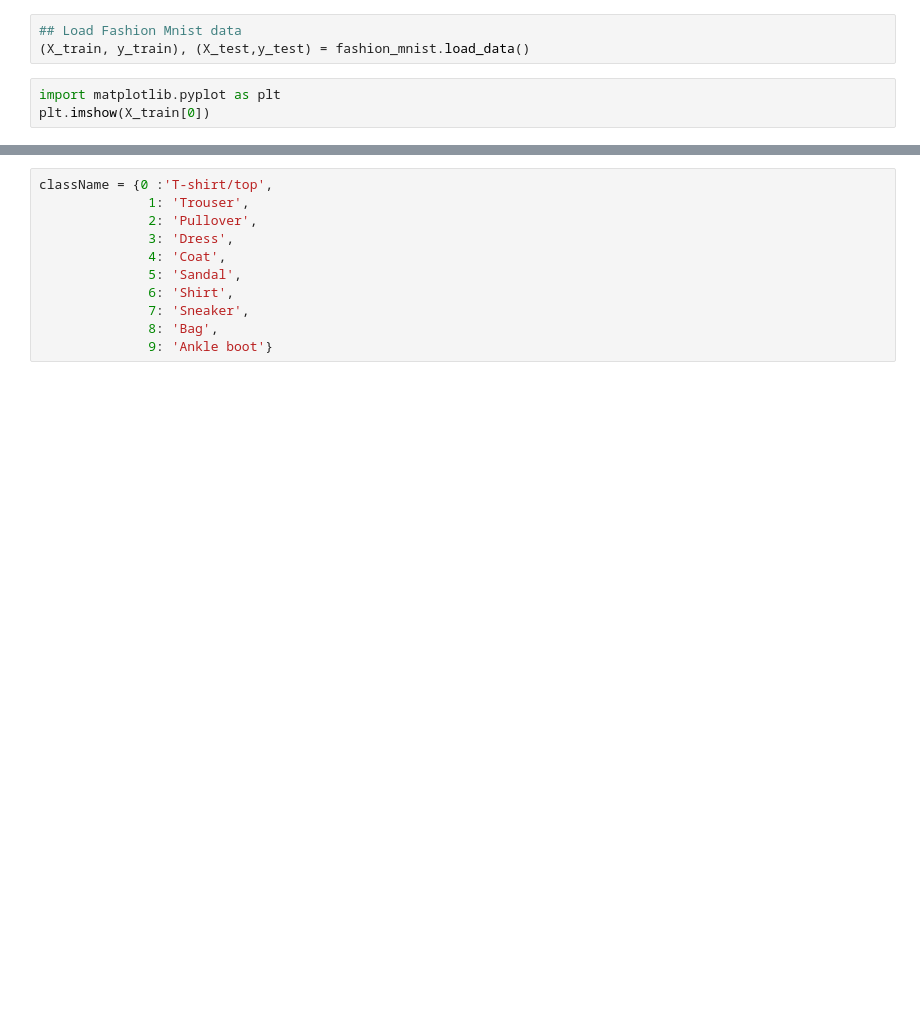
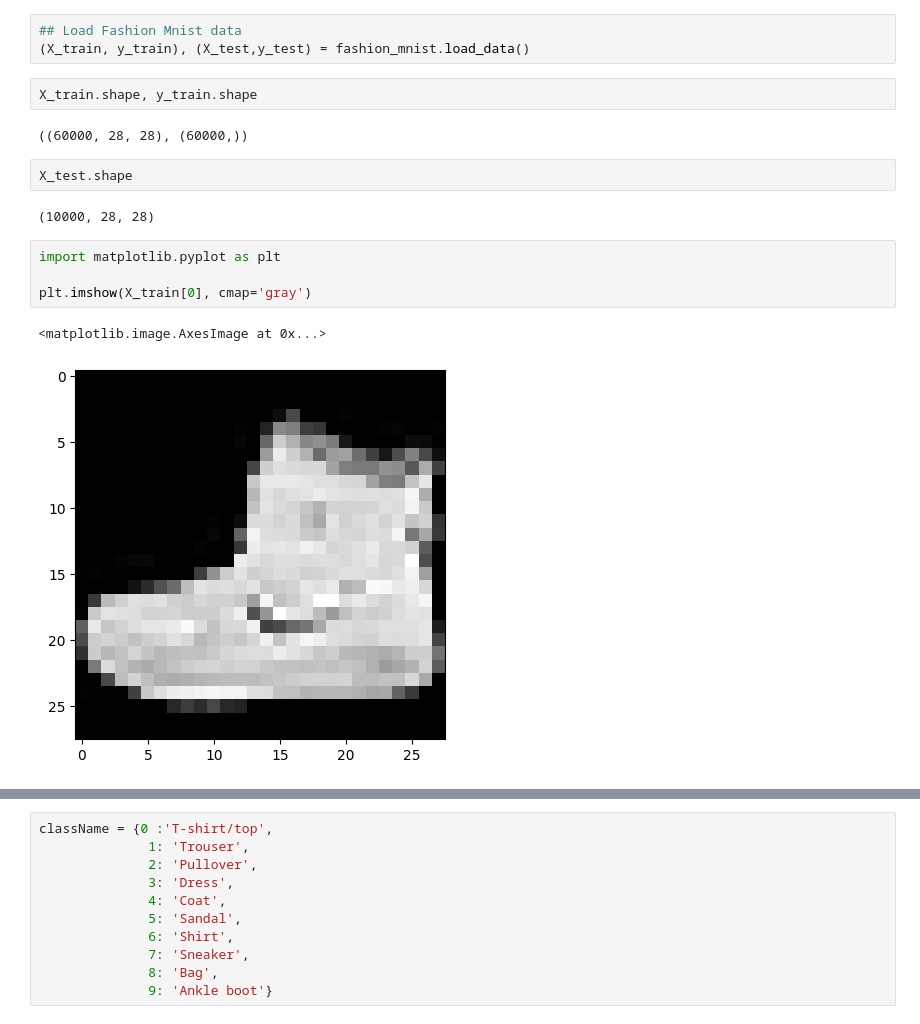
Before and after one commit to AIBauchi/AIBauchi-Computer-Vision-Bootcamp, a Jupyter notebook: Week3/day2/3.2.0-Training_ANN.ipynb, the cells around one changed output, grey strips where cells are left out. Cells and saved outputs as stored; diff of their text form; blank space fills up the shorter version.

```diff
--- a/Week3/day2/3.2.0-Training_ANN.ipynb
+++ b/Week3/day2/3.2.0-Training_ANN.ipynb
@@ -90,8 +135,20 @@ from keras.datasets import fashion_mnist
 # %%
 ## Load Fashion Mnist data
 (X_train, y_train), (X_test,y_test) = fashion_mnist.load_data()
+# %%
+X_train.shape, y_train.shape
+# %% [output]
+((60000, 28, 28), (60000,))
+# %%
+X_test.shape
+# %% [output]
+(10000, 28, 28)
 # %%
 import matplotlib.pyplot as plt
-plt.imshow(X_train[0])
+
+plt.imshow(X_train[0], cmap='gray')
+# %% [output]
+<matplotlib.image.AxesImage at 0x...>
+[figure, added]
 # %%
 plt.imshow(X_train[10])
```
Also changed, not shown: parts of 27 cells of this notebook, 1 other file.
